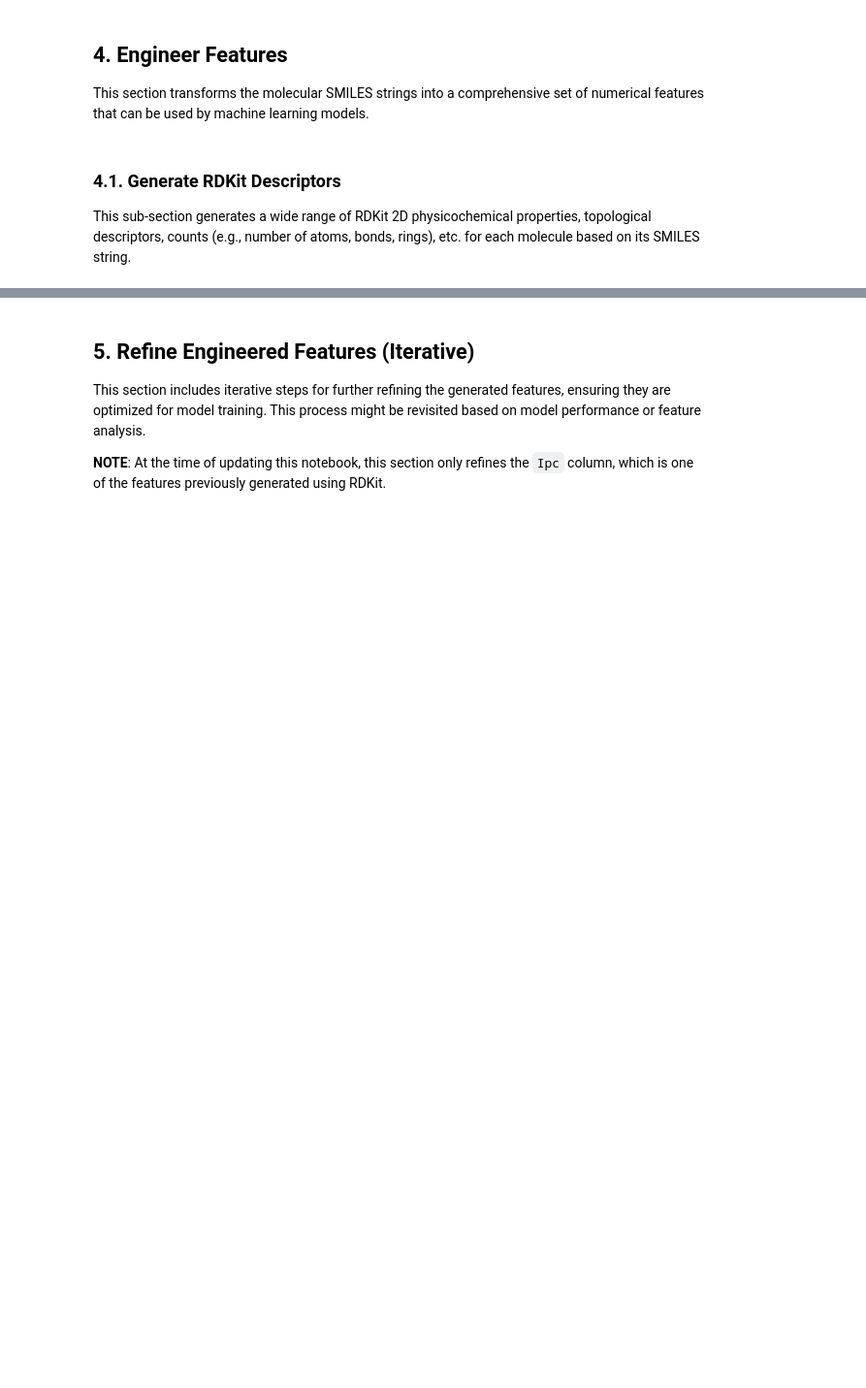
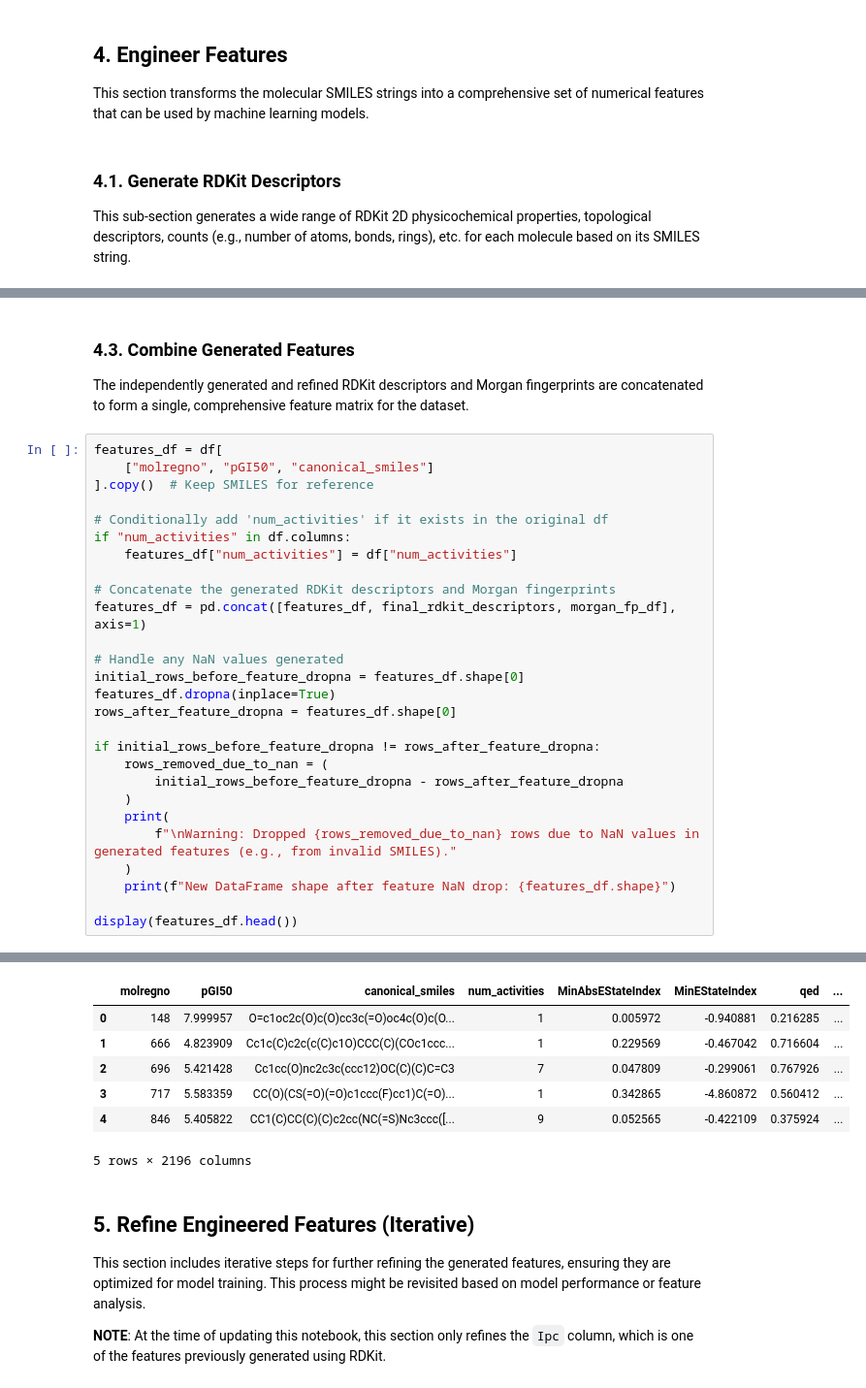
Before and after one commit to Shirshak52/Drug-pGI50-Prediction, a Jupyter notebook: notebooks/01_Engineer_Molecular_Features.ipynb, the cells around one changed output, grey strips where cells are left out. Shown: that part at 97% size. Drawn from its saved outputs; the diff is of its cells as text; blank space fills up the shorter version.

```diff
--- a/notebooks/01_Engineer_Molecular_Features.ipynb
+++ b/notebooks/01_Engineer_Molecular_Features.ipynb
@@ -274,0 +419,31 @@ New DataFrame shape after feature NaN drop: (18743, 2269)
+# %% [markdown]
+### 4.3. Combine Generated Features
+The independently generated and refined RDKit descriptors and Morgan fingerprints are concatenated to form a single, comprehensive feature matrix for the dataset.
+# %%
+features_df = df[
+    ["molregno", "pGI50", "canonical_smiles"]
+].copy()  # Keep SMILES for reference
+
+# Conditionally add 'num_activities' if it exists in the original df
+if "num_activities" in df.columns:
+    features_df["num_activities"] = df["num_activities"]
+
+# Concatenate the generated RDKit descriptors and Morgan fingerprints
+features_df = pd.concat([features_df, final_rdkit_descriptors, morgan_fp_df], axis=1)
+
+# Handle any NaN values generated
+initial_rows_before_feature_dropna = features_df.shape[0]
+features_df.dropna(inplace=True)
+rows_after_feature_dropna = features_df.shape[0]
+
+if initial_rows_before_feature_dropna != rows_after_feature_dropna:
+    rows_removed_due_to_nan = (
+        initial_rows_before_feature_dropna - rows_after_feature_dropna
+    )
+    print(
+        f"\nWarning: Dropped {rows_removed_due_to_nan} rows due to NaN values in generated features (e.g., from invalid SMILES)."
+    )
+    print(f"New DataFrame shape after feature NaN drop: {features_df.shape}")
+
+display(features_df.head())
+# %% [output]
@@ -275,3 +452,10 @@ New DataFrame shape after feature NaN drop: (18743, 2269)
+|  | molregno | pGI50 | canonical_smiles | num_activities | MinAbsEStateIndex | MinEStateIndex | qed | ... |
+| 0 | 148 | 7.999957 | O=c1oc2c(O)c(O)cc3c(=O)oc4c(O)c(O... | 1 | 0.005972 | -0.940881 | 0.216285 | ... |
+| 1 | 666 | 4.823909 | Cc1c(C)c2c(c(C)c1O)CCC(C)(COc1ccc... | 1 | 0.229569 | -0.467042 | 0.716604 | ... |
+| 2 | 696 | 5.421428 | Cc1cc(O)nc2c3c(ccc12)OC(C)(C)C=C3 | 7 | 0.047809 | -0.299061 | 0.767926 | ... |
+| 3 | 717 | 5.583359 | CC(O)(CS(=O)(=O)c1ccc(F)cc1)C(=O)... | 1 | 0.342865 | -4.860872 | 0.560412 | ... |
+| 4 | 846 | 5.405822 | CC1(C)CC(C)(C)c2cc(NC(=S)Nc3ccc([... | 9 | 0.052565 | -0.422109 | 0.375924 | ... |
+5 rows × 2196 columns
 # %% [markdown]
 ## 5. Refine Engineered Features (Iterative)
 This section includes iterative steps for further refining the generated features, ensuring they are optimized for model training. This process might be revisited based on model performance or feature analysis.
```
Also changed, not shown: parts of 32 cells of this notebook.
